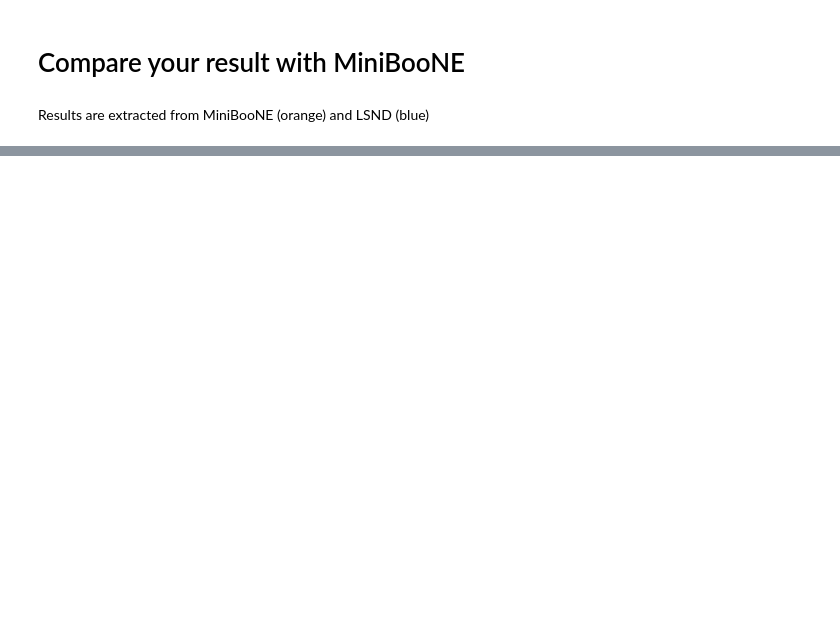
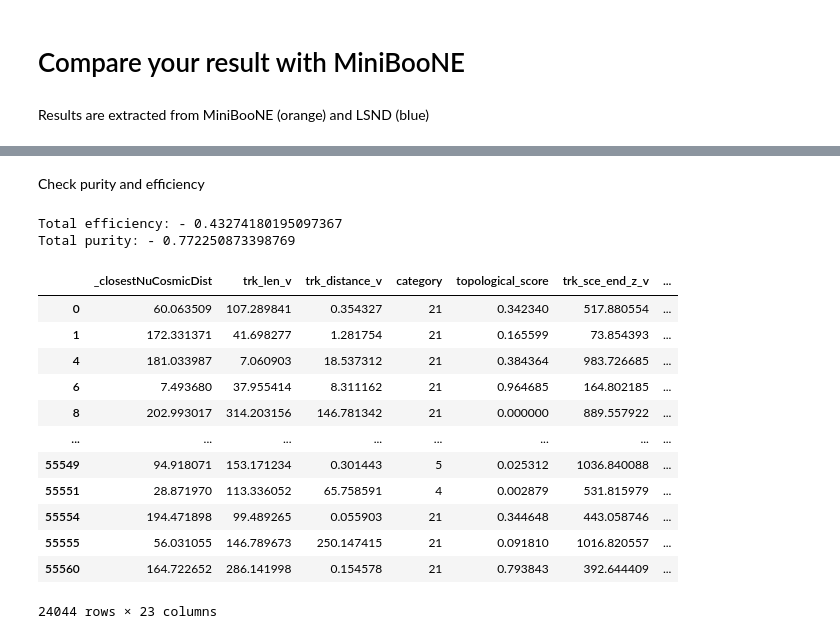
Before and after one commit to fredrikshaw/UOMLabs, a Jupyter notebook: MainAnalysis_template.ipynb, the cells around one changed output, grey strips where cells are left out. Saved outputs shown, nothing was run; the diff lists cells and outputs as text; code cells hidden in the pictures; blank space fills up the shorter version.

```diff
--- a/MainAnalysis_template.ipynb
+++ b/MainAnalysis_template.ipynb
@@ -941,0 +931,21 @@ plt.show()
+# %% [markdown]
+Check purity and efficiency
+# %%
+selection_array = rf.predict(MC_EXT_ML[features])
+Selections(MC_EXT_ML, selection_array=selection_array)
+# %% [output]
+Total efficiency: - 0.43274180195097367
+Total purity: - 0.772250873398769
+|  | _closestNuCosmicDist | trk_len_v | trk_distance_v | category | topological_score | trk_sce_end_z_v | ... |
+| 0 | 60.063509 | 107.289841 | 0.354327 | 21 | 0.342340 | 517.880554 | ... |
+| 1 | 172.331371 | 41.698277 | 1.281754 | 21 | 0.165599 | 73.854393 | ... |
+| 4 | 181.033987 | 7.060903 | 18.537312 | 21 | 0.384364 | 983.726685 | ... |
+| 6 | 7.493680 | 37.955414 | 8.311162 | 21 | 0.964685 | 164.802185 | ... |
+| 8 | 202.993017 | 314.203156 | 146.781342 | 21 | 0.000000 | 889.557922 | ... |
+| ... | ... | ... | ... | ... | ... | ... | ... |
+| 55549 | 94.918071 | 153.171234 | 0.301443 | 5 | 0.025312 | 1036.840088 | ... |
+| 55551 | 28.871970 | 113.336052 | 65.758591 | 4 | 0.002879 | 531.815979 | ... |
+| 55554 | 194.471898 | 99.489265 | 0.055903 | 21 | 0.344648 | 443.058746 | ... |
+| 55555 | 56.031055 | 146.789673 | 250.147415 | 21 | 0.091810 | 1016.820557 | ... |
+| 55560 | 164.722652 | 286.141998 | 0.154578 | 21 | 0.793843 | 392.644409 | ... |
+24044 rows × 23 columns
```
Also changed, not shown: parts of 49 cells of this notebook.
